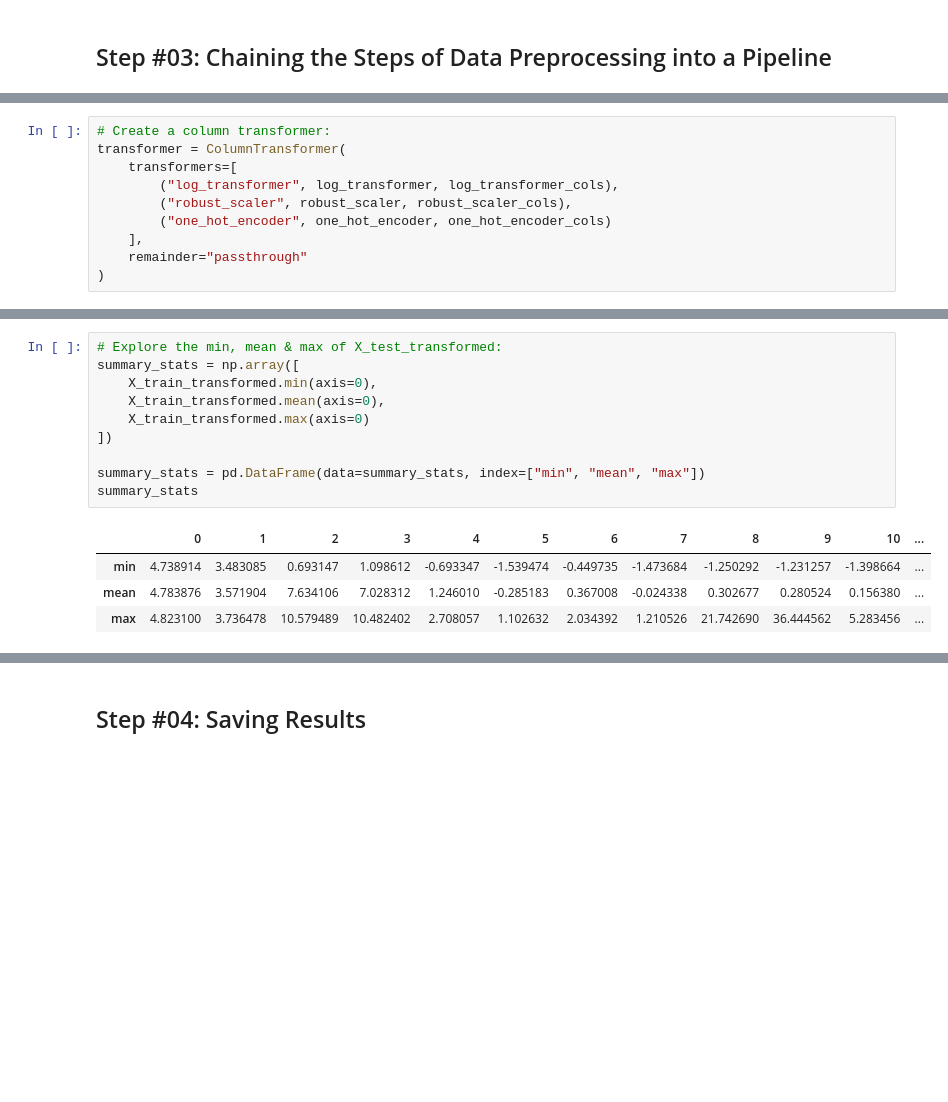
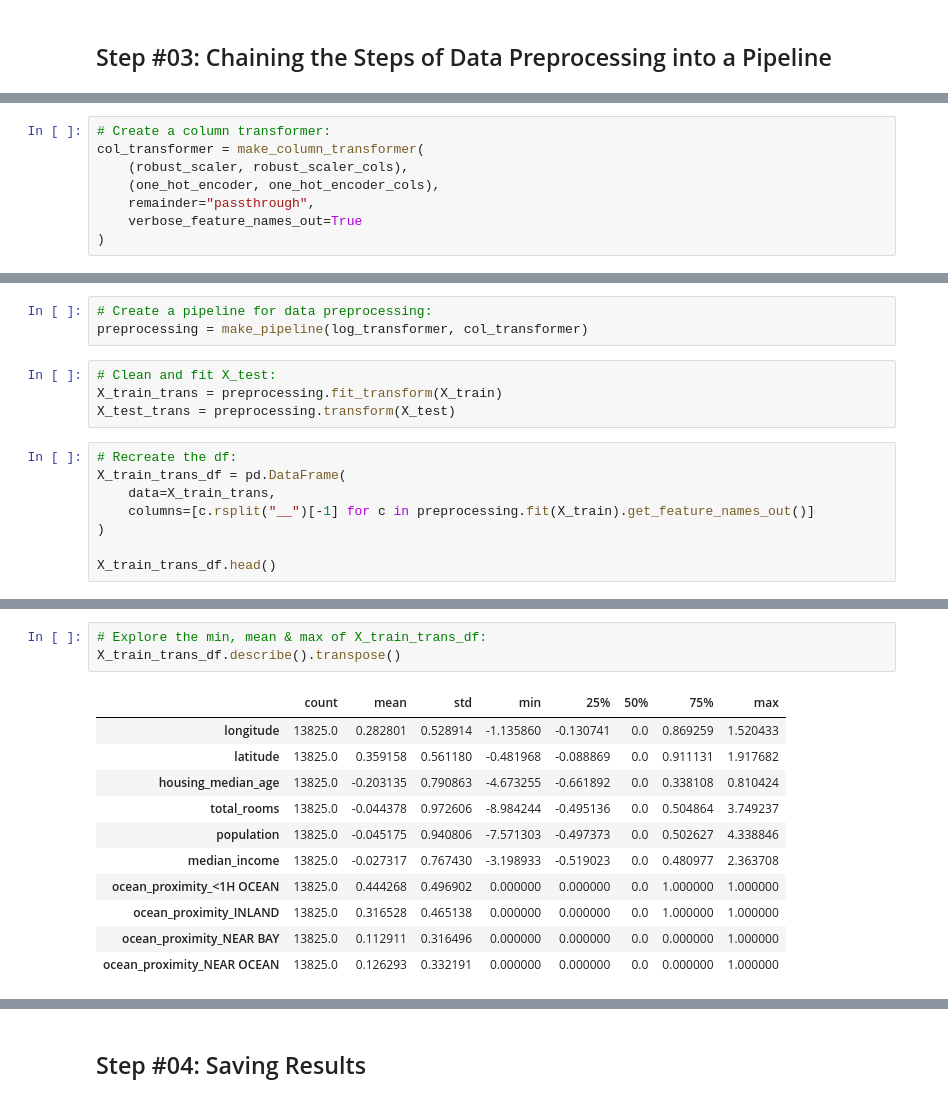
Before and after one commit to mohebmaher/GDSC-California-Housing-Prices, a Jupyter notebook: 02_preprocessing_for_machine_learning.ipynb, the cells around one changed output, grey strips where cells are left out. Cells and saved outputs as stored; diff of their text form; blank space fills up the shorter version.

```diff
--- a/02_preprocessing_for_machine_learning.ipynb
+++ b/02_preprocessing_for_machine_learning.ipynb
@@ -156,11 +177,9 @@ one_hot_encoder_cols = cat_cols[:]
 one_hot_encoder = OneHotEncoder(sparse_output=False, handle_unknown="ignore")
 # %%
 # Create a column transformer:
-transformer = ColumnTransformer(
-    transformers=[
-        ("log_transformer", log_transformer, log_transformer_cols),
-        ("robust_scaler", robust_scaler, robust_scaler_cols),
-        ("one_hot_encoder", one_hot_encoder, one_hot_encoder_cols)
-    ],
-    remainder="passthrough"
+col_transformer = make_column_transformer(
+    (robust_scaler, robust_scaler_cols),
+    (one_hot_encoder, one_hot_encoder_cols),
+    remainder="passthrough",
+    verbose_feature_names_out=True
 )
@@ -172,0 +186,15 @@ X_test_transformed = transformer.transform(X_test)
+# %%
+# Create a pipeline for data preprocessing:
+preprocessing = make_pipeline(log_transformer, col_transformer)
+# %%
+# Clean and fit X_test:
+X_train_trans = preprocessing.fit_transform(X_train)
+X_test_trans = preprocessing.transform(X_test)
+# %%
+# Recreate the df:
+X_train_trans_df = pd.DataFrame(
+    data=X_train_trans,
+    columns=[c.rsplit("__")[-1] for c in preprocessing.fit(X_train).get_feature_names_out()]
+)
+
+X_train_trans_df.head()
@@ -173,16 +208,16 @@ X_test_transformed = transformer.transform(X_test)
 # %%
-# Explore the min, mean & max of X_test_transformed:
-summary_stats = np.array([
-    X_train_transformed.min(axis=0),
-    X_train_transformed.mean(axis=0),
-    X_train_transformed.max(axis=0)
-])
-
-summary_stats = pd.DataFrame(data=summary_stats, index=["min", "mean", "max"])
-summary_stats
+# Explore the min, mean & max of X_train_trans_df:
+X_train_trans_df.describe().transpose()
 # %% [output]
-|  | 0 | 1 | 2 | 3 | 4 | 5 | 6 | 7 | 8 | 9 | 10 | ... |
-| min | 4.738914 | 3.483085 | 0.693147 | 1.098612 | -0.693347 | -1.539474 | -0.449735 | -1.473684 | -1.250292 | -1.231257 | -1.398664 | ... |
-| mean | 4.783876 | 3.571904 | 7.634106 | 7.028312 | 1.246010 | -0.285183 | 0.367008 | -0.024338 | 0.302677 | 0.280524 | 0.156380 | ... |
-| max | 4.823100 | 3.736478 | 10.579489 | 10.482402 | 2.708057 | 1.102632 | 2.034392 | 1.210526 | 21.742690 | 36.444562 | 5.283456 | ... |
+|  | count | mean | std | min | 25% | 50% | 75% | max |
+| longitude | 13825.0 | 0.282801 | 0.528914 | -1.135860 | -0.130741 | 0.0 | 0.869259 | 1.520433 |
+| latitude | 13825.0 | 0.359158 | 0.561180 | -0.481968 | -0.088869 | 0.0 | 0.911131 | 1.917682 |
+| housing_median_age | 13825.0 | -0.203135 | 0.790863 | -4.673255 | -0.661892 | 0.0 | 0.338108 | 0.810424 |
+| total_rooms | 13825.0 | -0.044378 | 0.972606 | -8.984244 | -0.495136 | 0.0 | 0.504864 | 3.749237 |
+| population | 13825.0 | -0.045175 | 0.940806 | -7.571303 | -0.497373 | 0.0 | 0.502627 | 4.338846 |
+| median_income | 13825.0 | -0.027317 | 0.767430 | -3.198933 | -0.519023 | 0.0 | 0.480977 | 2.363708 |
+| ocean_proximity_<1H OCEAN | 13825.0 | 0.444268 | 0.496902 | 0.000000 | 0.000000 | 0.0 | 1.000000 | 1.000000 |
+| ocean_proximity_INLAND | 13825.0 | 0.316528 | 0.465138 | 0.000000 | 0.000000 | 0.0 | 1.000000 | 1.000000 |
+| ocean_proximity_NEAR BAY | 13825.0 | 0.112911 | 0.316496 | 0.000000 | 0.000000 | 0.0 | 0.000000 | 1.000000 |
+| ocean_proximity_NEAR OCEAN | 13825.0 | 0.126293 | 0.332191 | 0.000000 | 0.000000 | 0.0 | 0.000000 | 1.000000 |
 # %%
```
Also changed, not shown: parts of 23 cells of this notebook.
